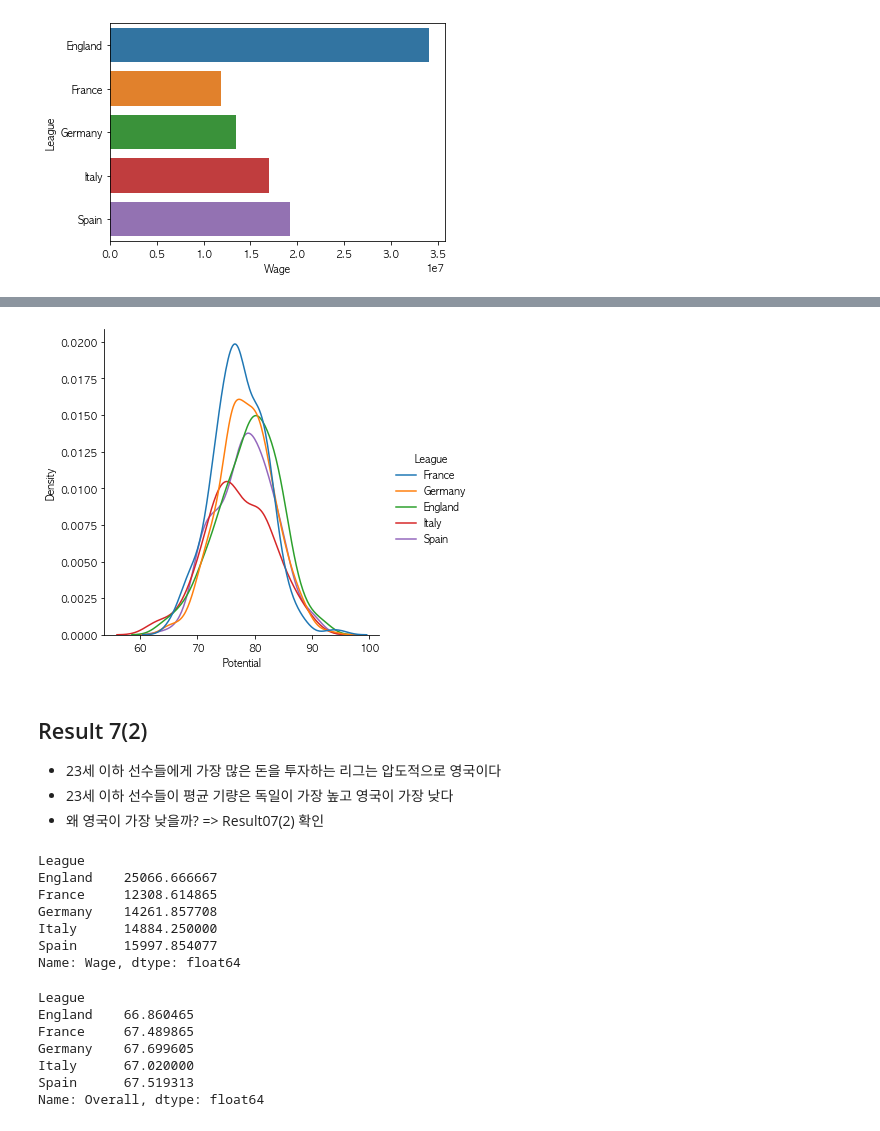
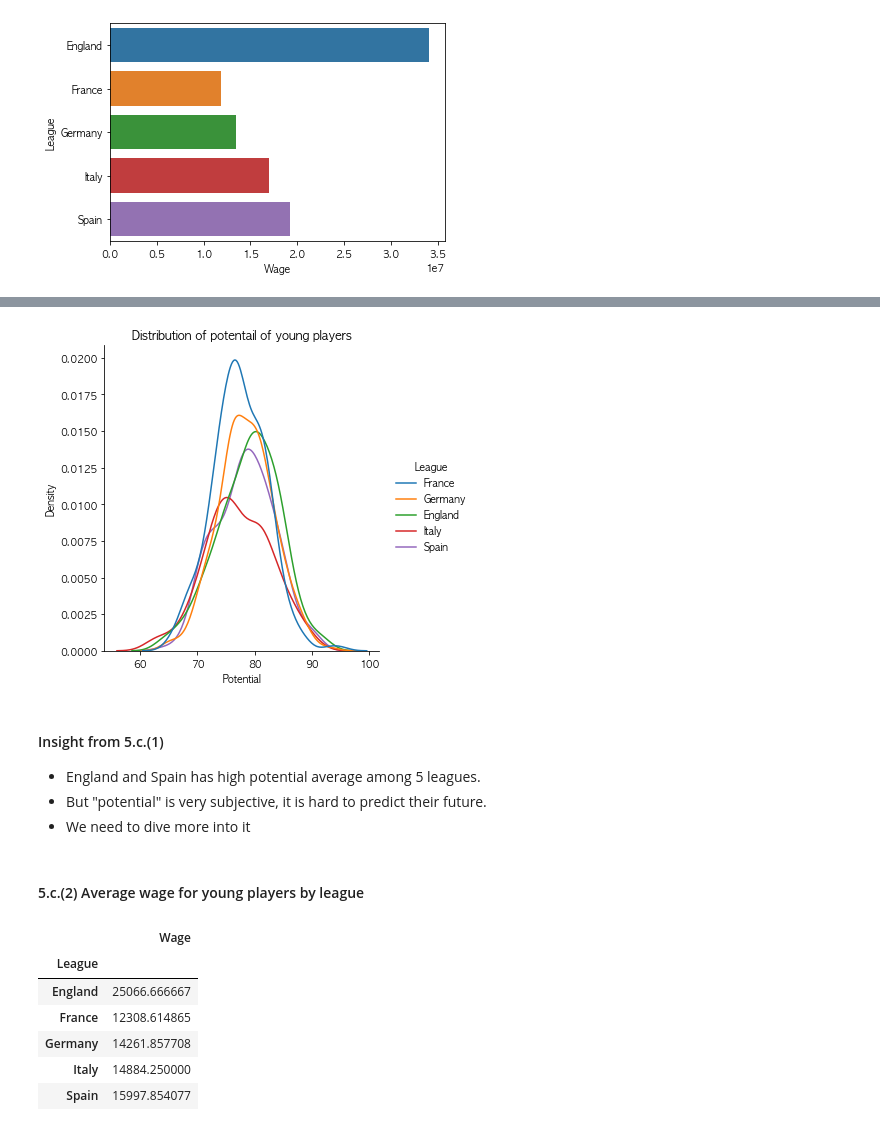
Before and after one commit to tommylee8939/TIL, a Jupyter notebook: Python/Python_data_science/FIFA2022.ipynb, the cells around one changed output, grey strips where cells are left out. Saved outputs shown, nothing was run; the diff lists cells and outputs as text; code cells hidden in the pictures.

```diff
--- a/Python/Python_data_science/FIFA2022.ipynb
+++ b/Python/Python_data_science/FIFA2022.ipynb
@@ -608,29 +726,23 @@ sns.barplot(data=data,x='Wage',y='League')
 # %%
 sns.displot(fifa[(fifa['League']!='Else')&(fifa['Young Player']=='Young')],x='Potential',hue='League',kind='kde')
+plt.title('Distribution of potentail of young players')
 plt.show()
 # %% [output]
-[figure, old version]
+[figure, new version]
-# %% [markdown]
-## Result 7(2)
-- 23세 이하 선수들에게 가장 많은 돈을 투자하는 리그는 압도적으로 영국이다
-- 23세 이하 선수들이 평균 기량은 독일이 가장 높고 영국이 가장 낮다
-- 왜 영국이 가장 낮을까? => Result07(2) 확인
+# %% [markdown]
+#### Insight from 5.c.(1)
+- England and Spain has high potential average among 5 leagues.
+- But "potential" is very subjective, it is hard to predict their future.
+- We need to dive more into it
+# %% [markdown]
+#### 5.c.(2) Average wage for young players by league
 # %%
-fifa['Young Player'] = fifa['Age'].apply(lambda x: 'Young' if x<=23 else 'Old' )
-display(fifa[(fifa['League']!='Else')&(fifa['Young Player']=='Young')].groupby(['League'])['Wage'].mean())
-display(fifa[(fifa['League']!='Else')&(fifa['Young Player']=='Young')].groupby(['League'])['Overall'].mean())
+display(fifa[(fifa['League']!='Else')&(fifa['Young Player']=='Young')].groupby(['League'])[['Wage']].mean())
 # %% [output]
-League
-England    25066.666667
-France     12308.614865
-Germany    14261.857708
-Italy      14884.250000
-Spain      15997.854077
-Name: Wage, dtype: float64
-League
-England    66.860465
-France     67.489865
-Germany    67.699605
-Italy      67.020000
-Spain      67.519313
-Name: Overall, dtype: float64
+|  | Wage |
+| League |  |
+| England | 25066.666667 |
+| France | 12308.614865 |
+| Germany | 14261.857708 |
+| Italy | 14884.250000 |
+| Spain | 15997.854077 |
```
Also changed, not shown: parts of 70 cells of this notebook.
